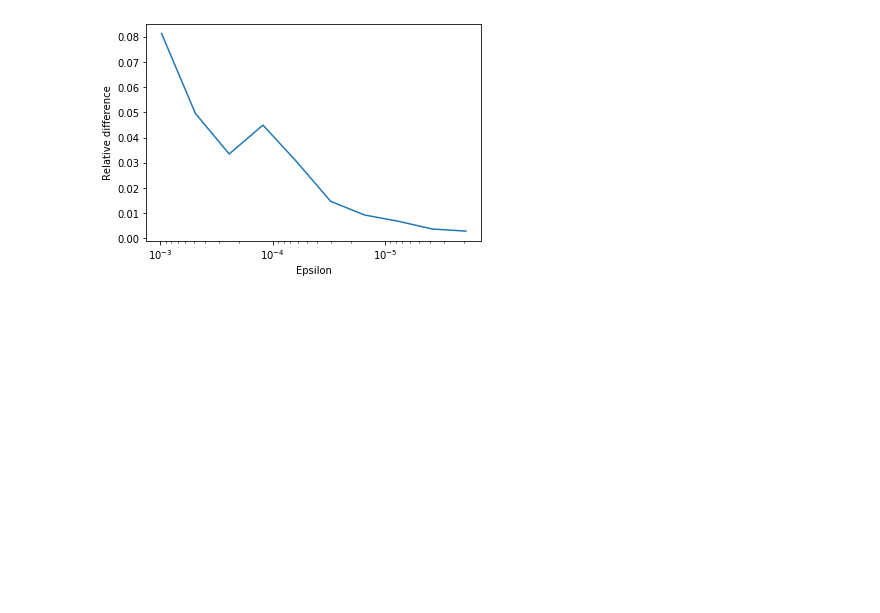
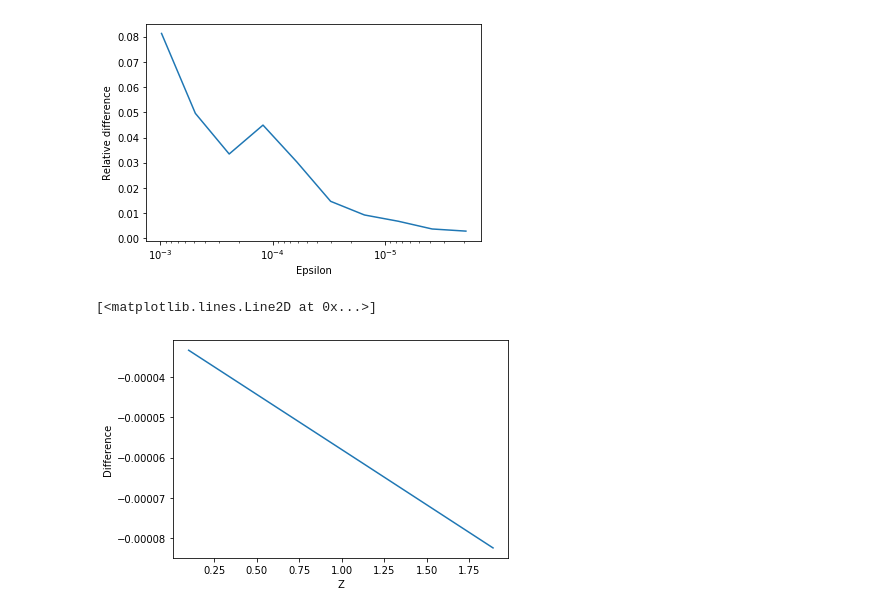
Before and after one commit to anuramat/comp_algos, a Jupyter notebook: series.ipynb, the cells around one changed output. Drawn from its saved outputs; the diff is of its cells as text; code cells hidden in the pictures; blank space fills up the shorter version.

```diff
--- a/series.ipynb
+++ b/series.ipynb
@@ -5,6 +5,21 @@ import numba as nb
 import time
 # %%
 myfloat = np.float64
+# %%
+@nb.jit(nopython = True)
+def naive_sum_numba(z, epsilon):
+
+    z = myfloat(z)
+    epsilon = myfloat(epsilon)
+    n = np.around(1/(epsilon*0.9))
+
+    result = myfloat(0)
+
+    for k in np.arange(1, n):
+
+        result += 1/(k*k - k - z)
+
+    return result
 # %%
 def naive_sum(z, epsilon):
 
@@ -116,3 +132,15 @@ plt.show()
 # %% [output]
 [figure]
 [figure]
+# %%
+# plot difference of z
+myeps = myfloat(10**-3)
+x = np.arange(0.1, 1.9, 0.01)
+y = [faster_sum_numba(i, myeps)-naive_sum_numba(i, myeps) for i in x]
+
+plt.ylabel('Difference')
+plt.xlabel('Z')
+plt.plot(x,y)
+# %% [output]
+[<matplotlib.lines.Line2D at 0x...>]
+[figure, added]
```
Also changed, not shown: parts of 3 cells of this notebook.
